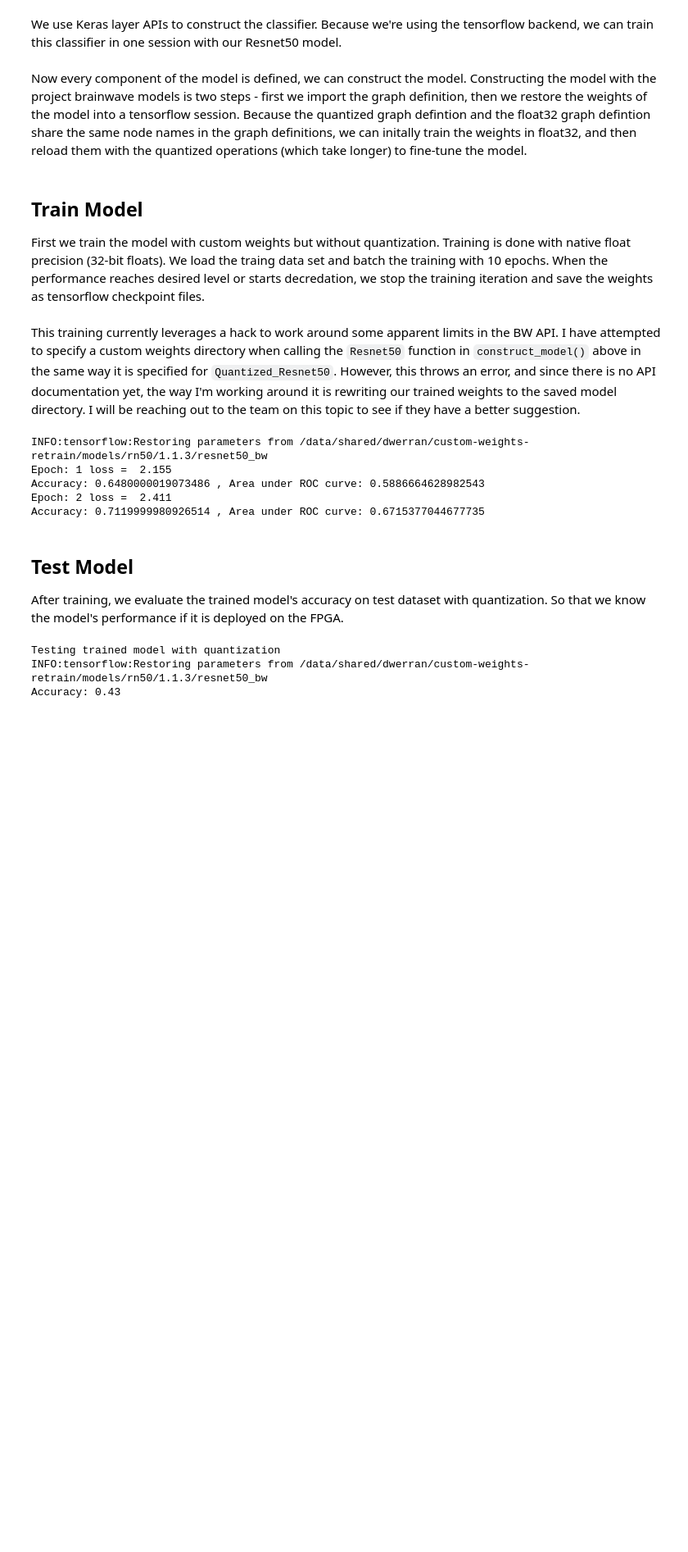
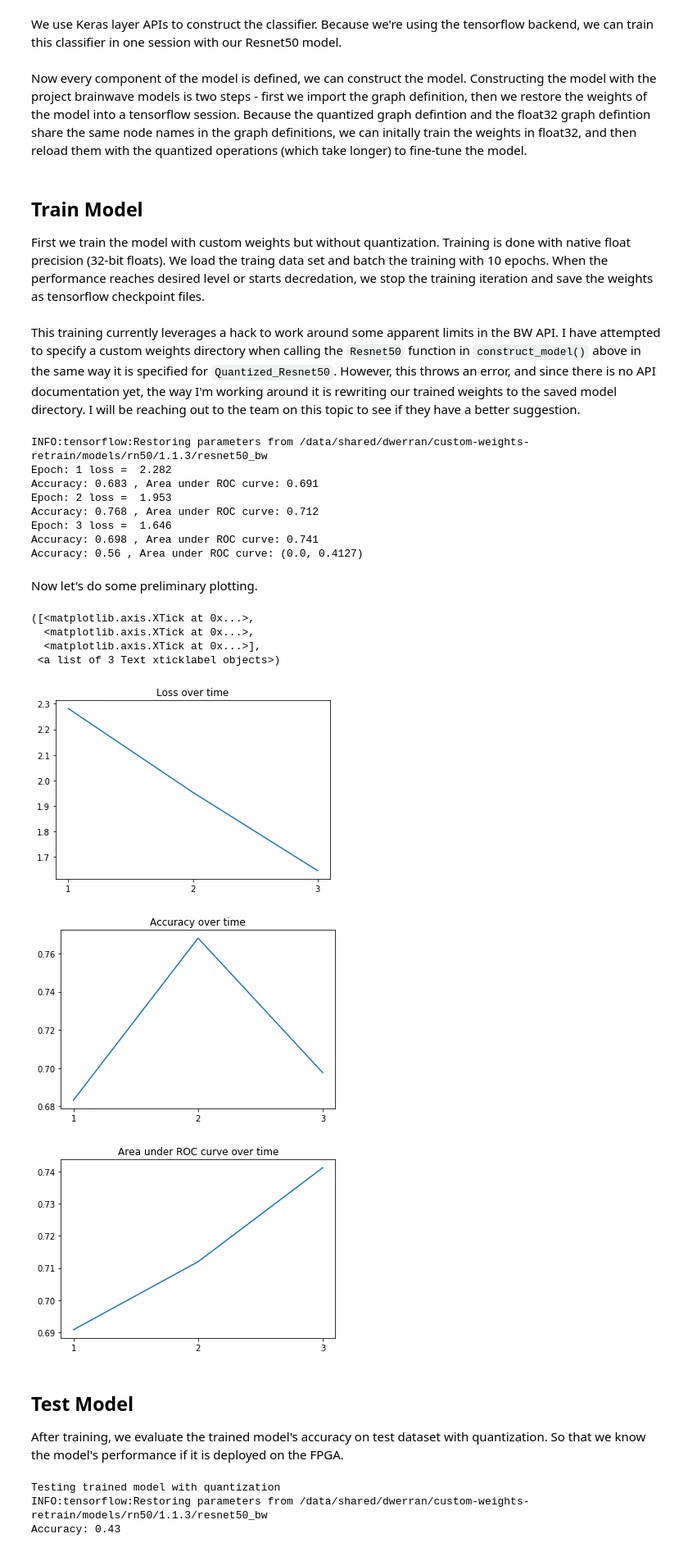
Before and after one commit to davidho27941/MachineLearningNotebooks, a Jupyter notebook: project-brainwave/project-brainwave-custom-weights-retrain.ipynb, the cells around one changed output. Shown at 82% size. Saved outputs shown, nothing was run; the diff lists cells and outputs as text; code cells hidden in the pictures; blank space fills up the shorter version.

Commit message:
Implemented some basic plotting functionality for important metrics.

```diff
--- a/project-brainwave/project-brainwave-custom-weights-retrain.ipynb
+++ b/project-brainwave/project-brainwave-custom-weights-retrain.ipynb
@@ -194,6 +193,10 @@ def train_model(preds, in_images, train_images, train_labels, is_retrain = False
     sess = tf.get_default_session()
     sess.run(tf.group(tf.global_variables_initializer(), tf.local_variables_initializer()))
 
+    loss_over_epoch = []
+    accuracy_over_epoch = []
+    auc_over_epoch = []
+
     for epoch in range(train_epoch):
         avg_loss = 0
         avg_accuracy = 0
@@ -209,13 +212,19 @@ def train_model(preds, in_images, train_images, train_labels, is_retrain = False
                                                 in_labels: test_labels,
                                                 K.learning_phase(): 0})
             avg_accuracy += accuracy_result / chunk_num
-            av += auc_result[1] / chunk_num
+            avg_auc += auc_result[1] / chunk_num
         print("Epoch:", (epoch + 1), "loss = ", "{:.3f}".format(avg_loss))
-        print("Accuracy:", accuracy_average, ", Area under ROC curve:", auc_average)
+        print("Accuracy:", "{:.3f}".format(avg_accuracy), ", Area under ROC curve:", "{:.3f}".format(avg_auc))
+
+        loss_over_epoch.append(avg_loss)
+        accuracy_over_epoch.append(avg_accuracy)
+        auc_over_epoch.append(avg_auc)
 
         # Reach desired performance
         if (avg_loss < 0.001):
             break
+
+    return loss_over_epoch, accuracy_over_epoch, auc_over_epoch
 # %%
 def test_model(preds, in_images, test_images, test_labels):
     """Test the model"""
@@ -239,18 +248,54 @@ This training currently leverages a hack to work around some apparent limits in
 tf.reset_default_graph()
 sess = tf.Session(graph=tf.get_default_graph())
 
+num_epoch = 10
+
 with sess.as_default():
     in_images, image_tensors, features, preds, featurizer = construct_model(quantized=False)
-    train_model(preds, in_images, train_images, train_labels, is_retrain=False, train_epoch=3)
+    loss_over_epoch, accuracy_over_epoch, auc_over_epoch = \
+        train_model(preds, in_images, train_images, train_labels, is_retrain=False, train_epoch=num_epoch)
     accuracy, auc = test_model(preds, in_images, test_images, test_labels)
     print("Accuracy:", accuracy, ", Area under ROC curve:", auc)
     featurizer.save_weights(saved_model_dir + "/rn50/1.1.3/resnet50_bw", tf.get_default_session())
 # %% [output]
 INFO:tensorflow:Restoring parameters from /data/shared/dwerran/custom-weights-retrain/models/rn50/1.1.3/resnet50_bw
-Epoch: 1 loss =  2.155
-Accuracy: 0.6480000019073486 , Area under ROC curve: 0.5886664628982543
-Epoch: 2 loss =  2.411
-Accuracy: 0.7119999980926514 , Area under ROC curve: 0.6715377044677735
+Epoch: 1 loss =  2.282
+Accuracy: 0.683 , Area under ROC curve: 0.691
+Epoch: 2 loss =  1.953
+Accuracy: 0.768 , Area under ROC curve: 0.712
+Epoch: 3 loss =  1.646
+Accuracy: 0.698 , Area under ROC curve: 0.741
+Accuracy: 0.56 , Area under ROC curve: (0.0, 0.4127)
+# %% [markdown]
+Now let's do some preliminary plotting.
+# %%
+import matplotlib.pyplot as plt
+
+# Create our x-axis, which should be integers only since we're counting epochs
+x = range(1, num_epoch + 1)
+
+plt.figure(0)
+plt.plot(x, loss_over_epoch)
+plt.title("Loss over time")
+plt.xticks(x)
+
+plt.figure(1)
+plt.plot(x, accuracy_over_epoch)
+plt.title("Accuracy over time")
+plt.xticks(x)
+
+plt.figure(2)
+plt.plot(x, auc_over_epoch)
+plt.title("Area under ROC curve over time")
+plt.xticks(x)
+# %% [output]
+([<matplotlib.axis.XTick at 0x...>,
+  <matplotlib.axis.XTick at 0x...>,
+  <matplotlib.axis.XTick at 0x...>],
+ <a list of 3 Text xticklabel objects>)
+[figure, added]
+[figure, added]
+[figure, added]
 # %% [markdown]
 ## Test Model
 After training, we evaluate the trained model's accuracy on test dataset with quantization. So that we know the model's performance if it is deployed on the FPGA.
```
Also changed, not shown: parts of 1 cell of this notebook.
